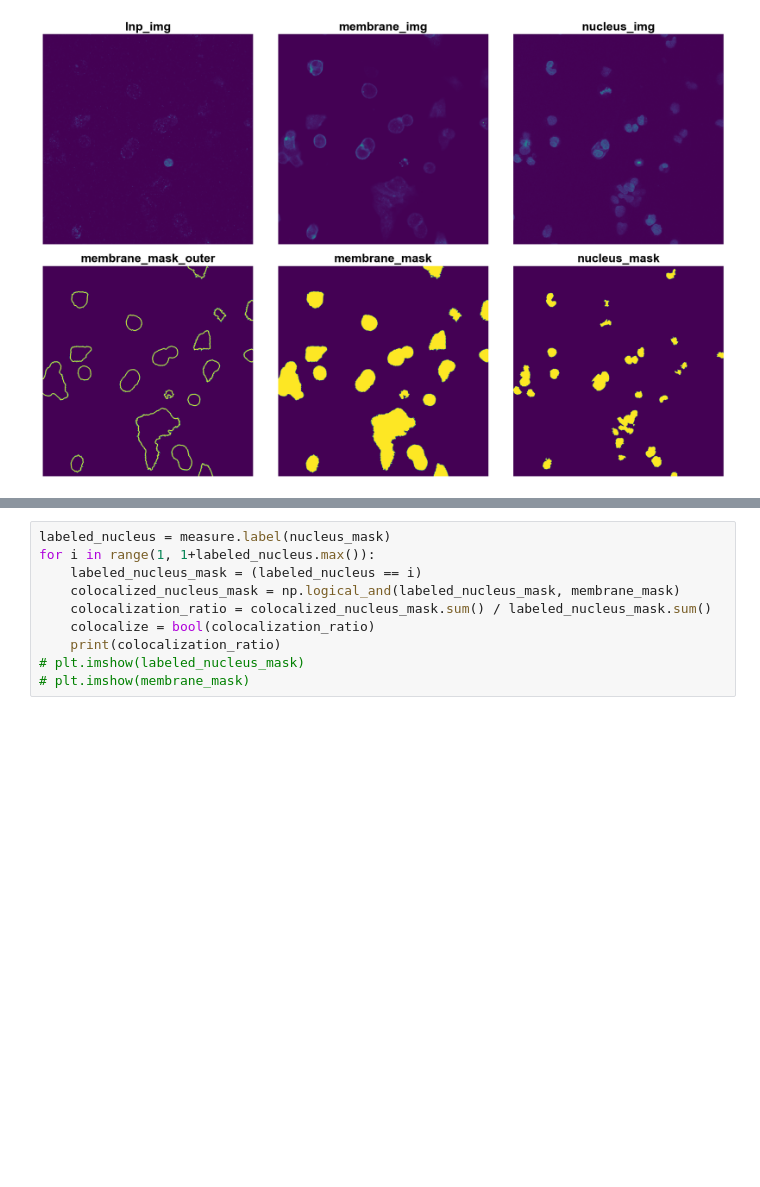
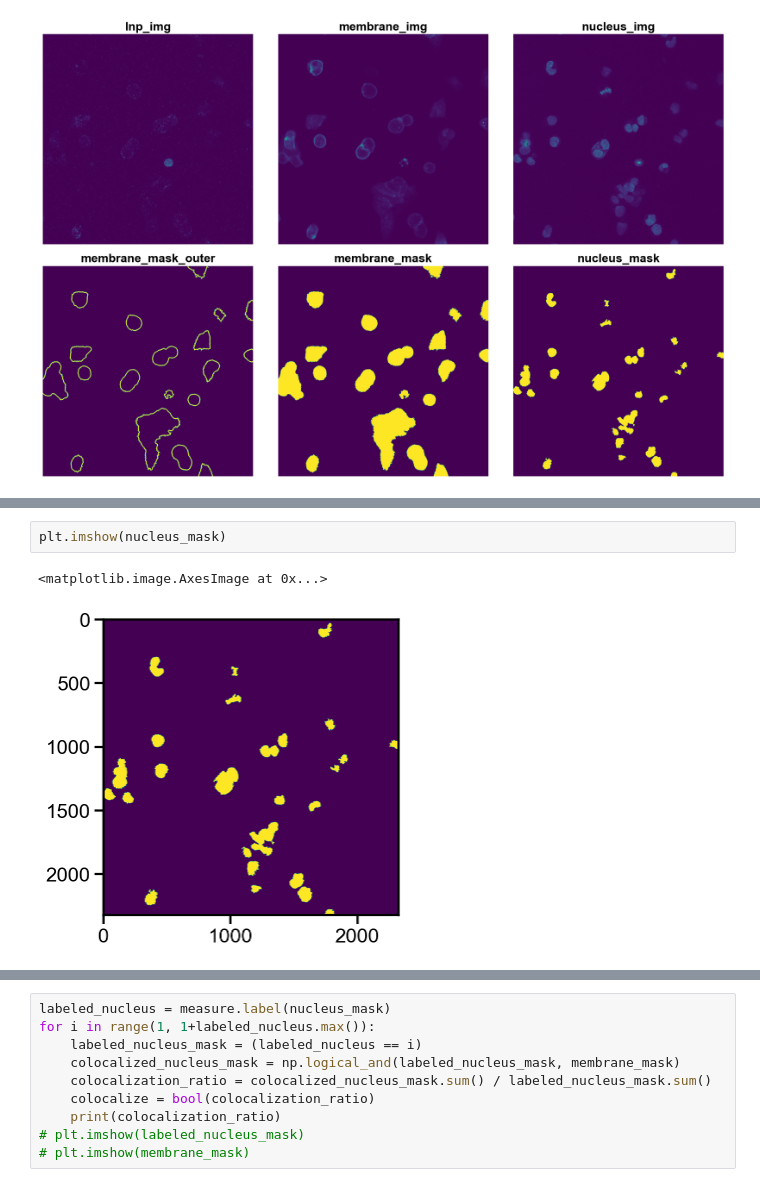
Before and after one commit to tengjuilin/internalization-analysis, a Jupyter notebook: 2024-09-17.ipynb, the cells around one changed output, grey strips where cells are left out. Saved outputs shown, nothing was run; the diff lists cells and outputs as text; blank space fills up the shorter version.

```diff
--- a/2024-09-17.ipynb
+++ b/2024-09-17.ipynb
@@ -163,0 +180,5 @@ plt.tight_layout()
+# %%
+plt.imshow(nucleus_mask)
+# %% [output]
+<matplotlib.image.AxesImage at 0x...>
+[figure, added]
```
Also changed, not shown: parts of 3 cells of this notebook.
